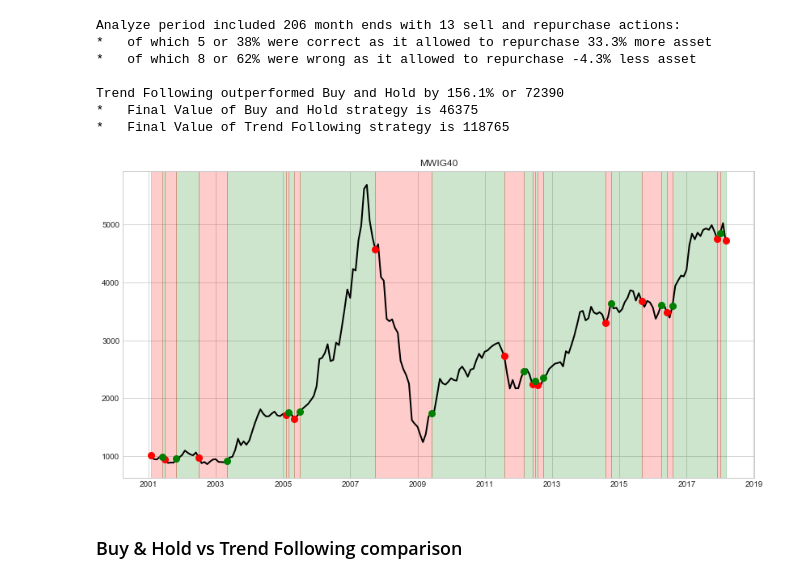
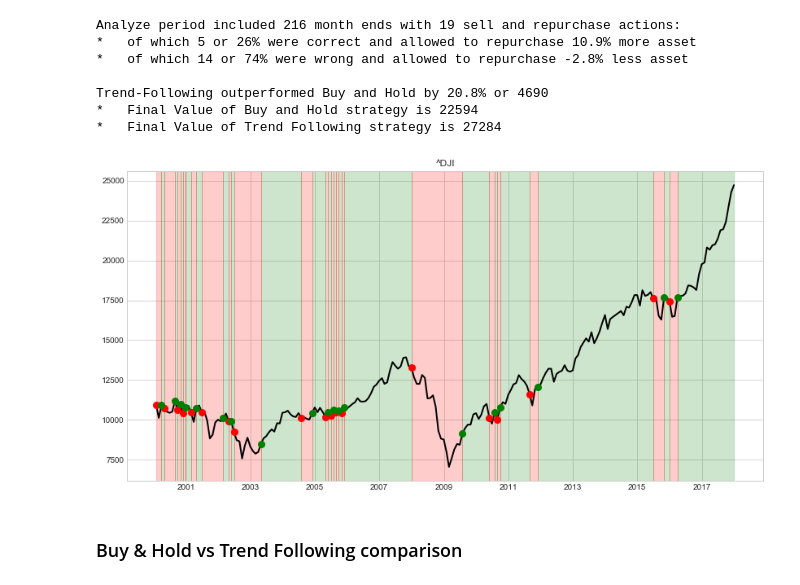
Before and after one commit to BuzuGit/Trend-Following-Analysis, a Jupyter notebook: Trend Following Analysis.ipynb, the cells around one changed output. Drawn from its saved outputs; the diff is of its cells as text; code cells hidden in the pictures.

```diff
--- a/Trend Following Analysis.ipynb
+++ b/Trend Following Analysis.ipynb
@@ -143,6 +181,12 @@ def plot_with_actions(df, ticker):
     buy_df = df3[df3['action'] == 'Buy']
     buy_prices = list(buy_df[ticker])
     buy_dates = list(buy_df.index)
+
+    # add most recent date to buy or sell dates list to vertically color last buy / sell action
+    if len(sell_dates) % 2 == 0:
+        buy_dates.append(df3.index[-1])
+    else:
+        sell_dates.append(df3.index[-1])
 
     # To confirm if first recommended action was buy or sell
     gains = []
@@ -171,27 +215,24 @@ def plot_with_actions(df, ticker):
     avg_buy_loss = np.mean([x[3] for x in losses])
     avg_when_wrong = (avg_sell_loss / avg_buy_loss - 1) * 100
 
-    buy_hold_final = df['B&H_Value'][-1]
-    trend_following_final = df['TF_Total_Val'][-1]
+    buy_hold_final = df['BH_final_value'][-1]
+    trend_following_final = df['TF_final_value'][-1]
 
     print('Analyze period included {} month ends with {} sell and repurchase actions:'
           .format(month_ends, min(df3[df3['action']=='Sell'].shape[0], df3[df3['action']=='Buy'].shape[0])))
-    print('*   of which {} or {}% were correct as it allowed to repurchase {}% more asset'
-         .format(len(gains), round(len(gains)/(len(gains) + len(losses))*100), round(avg_when_right,1)))
-    print('*   of which {} or {}% were wrong as it allowed to repurchase {}% less asset '
-         .format(len(losses), round(len(losses)/(len(gains) + len(losses))*100), round(avg_when_wrong,1)))
+    print('*   of which {} or {:0.0f}% were correct and allowed to repurchase {:0.1f}% more asset'
+         .format(len(gains), len(gains)/(len(gains) + len(losses))*100, avg_when_right))
+    print('*   of which {} or {:0.0f}% were wrong and allowed to repurchase {:0.1f}% less asset '
+         .format(len(losses), len(losses)/(len(gains) + len(losses))*100, avg_when_wrong))
     if buy_hold_final > trend_following_final:
         print('\nBuy and Hold outperformed Trend Follwing by {:0.1f}% or {:0.0f}'
               .format((buy_hold_final/trend_following_final-1)*100, buy_hold_final - trend_following_final))
     elif buy_hold_final < trend_following_final:
-        print('\nTrend Following outperformed Buy and Hold by {:0.1f}% or {:0.0f}'
+        print('\nTrend-Following outperformed Buy and Hold by {:0.1f}% or {:0.0f}'
               .format((trend_following_final/buy_hold_final-1)*100, trend_following_final - buy_hold_final))
     print('*   Final Value of Buy and Hold strategy is {}' .format(int(buy_hold_final)))
     print('*   Final Value of Trend Following strategy is {}' .format(int(trend_following_final)))
 
-    #plt.figure(figsize=(12,6))
-    #plt.legend(ticker)
-    #ax = plt.plot(df3.index, df3[ticker], linewidth=2, color='k')
 
     fig, ax = plt.subplots(figsize=(14,7))
     plt.title(ticker)
@@ -224,16 +265,16 @@ def plot_with_actions(df, ticker):
         ax.axvspan(i[0], i[1], alpha=0.2, color='g')
     for i in sell_periods:
         ax.axvspan(i[0], i[1], alpha=0.2, color='r')
-# %%
-plot_with_actions(final_Mwig, ticker)
-# %% [output]
-Analyze period included 206 month ends with 13 sell and repurchase actions:
-*   of which 5 or 38% were correct as it allowed to repurchase 33.3% more asset
-*   of which 8 or 62% were wrong as it allowed to repurchase -4.3% less asset
-
-Trend Following outperformed Buy and Hold by 156.1% or 72390
-*   Final Value of Buy and Hold strategy is 46375
-*   Final Value of Trend Following strategy is 118765
-[figure, removed]
+# %%
+plot_with_actions(final_equity, equity_ticker)
+# %% [output]
+Analyze period included 216 month ends with 19 sell and repurchase actions:
+*   of which 5 or 26% were correct and allowed to repurchase 10.9% more asset
+*   of which 14 or 74% were wrong and allowed to repurchase -2.8% less asset
+
+Trend-Following outperformed Buy and Hold by 20.8% or 4690
+*   Final Value of Buy and Hold strategy is 22594
+*   Final Value of Trend Following strategy is 27284
+[figure, added]
 # %% [markdown]
 ### Buy & Hold vs Trend Following comparison
```
Also changed, not shown: parts of 77 cells of this notebook.
